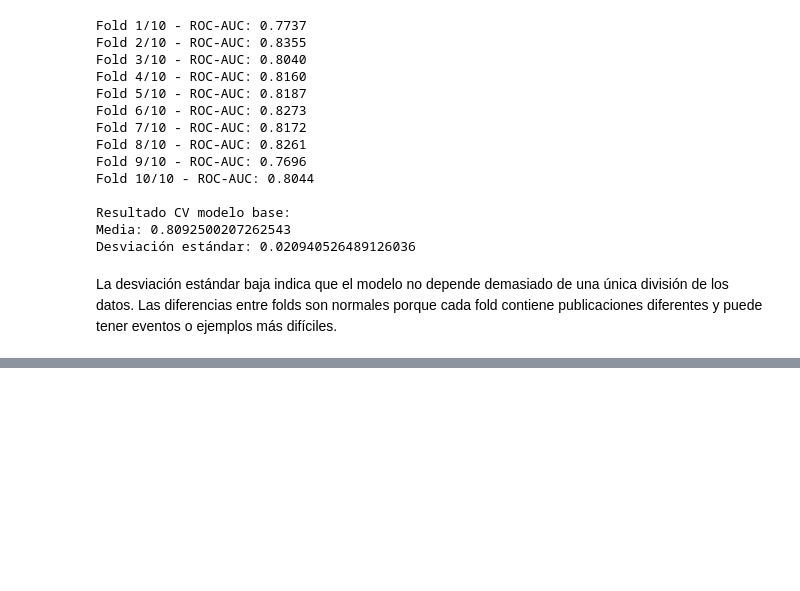
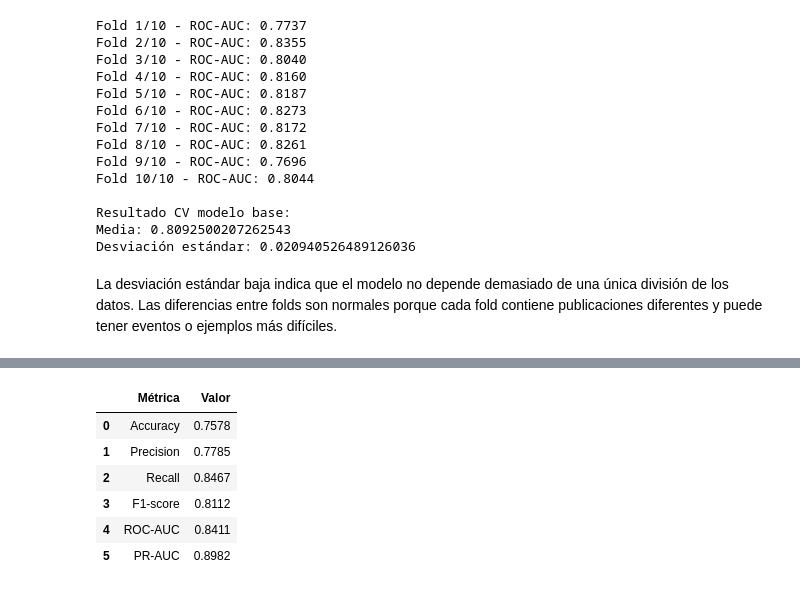
Before and after one commit to jessicamile94-star/crisis-mmd-multimodal-emergency-detection, a Jupyter notebook: CrisisMMD_Multimodal_Jessica_Ballesteros.ipynb, the cells around one changed output, grey strips where cells are left out. Saved outputs shown, nothing was run; the diff lists cells and outputs as text; code cells hidden in the pictures; blank space fills up the shorter version.

```diff
--- a/CrisisMMD_Multimodal_Jessica_Ballesteros.ipynb
+++ b/CrisisMMD_Multimodal_Jessica_Ballesteros.ipynb
@@ -1125,0 +1724,94 @@ La desviación estándar baja indica que el modelo no depende demasiado de una
+# %%
+from sklearn.metrics import (
+    accuracy_score,
+    precision_score,
+    recall_score,
+    f1_score,
+    roc_auc_score,
+    average_precision_score,
+    confusion_matrix
+)
+
+optimized_model.eval()
+
+final_logits = []
+final_labels = []
+
+with torch.no_grad():
+    for X_batch, y_batch in test_loader:
+
+        X_batch = X_batch.to(DEVICE)
+
+        logits = optimized_model(X_batch)
+
+        final_logits.extend(
+            logits.cpu().numpy()
+        )
+
+        final_labels.extend(
+            y_batch.numpy()
+        )
+
+final_logits = np.array(final_logits)
+final_labels = np.array(final_labels)
+
+final_probabilities = 1 / (
+    1 + np.exp(-final_logits)
+)
+
+final_predictions = (
+    final_probabilities >= 0.5
+).astype(int)
+
+final_results = {
+    "Accuracy": accuracy_score(
+        final_labels,
+        final_predictions
+    ),
+    "Precision": precision_score(
+        final_labels,
+        final_predictions,
+        zero_division=0
+    ),
+    "Recall": recall_score(
+        final_labels,
+        final_predictions,
+        zero_division=0
+    ),
+    "F1-score": f1_score(
+        final_labels,
+        final_predictions,
+        zero_division=0
+    ),
+    "ROC-AUC": roc_auc_score(
+        final_labels,
+        final_probabilities
+    ),
+    "PR-AUC": average_precision_score(
+        final_labels,
+        final_probabilities
+    )
+}
+
+display(
+    pd.DataFrame(
+        final_results.items(),
+        columns=["Métrica", "Valor"]
+    ).round(4)
+)
+
+print("Matriz de confusión:")
+print(
+    confusion_matrix(
+        final_labels,
+        final_predictions
+    )
+)
+# %% [output]
+|  | Métrica | Valor |
+| 0 | Accuracy | 0.7578 |
+| 1 | Precision | 0.7785 |
+| 2 | Recall | 0.8467 |
+| 3 | F1-score | 0.8112 |
+| 4 | ROC-AUC | 0.8411 |
+| 5 | PR-AUC | 0.8982 |
```
Also changed, not shown: parts of 26 cells of this notebook.
